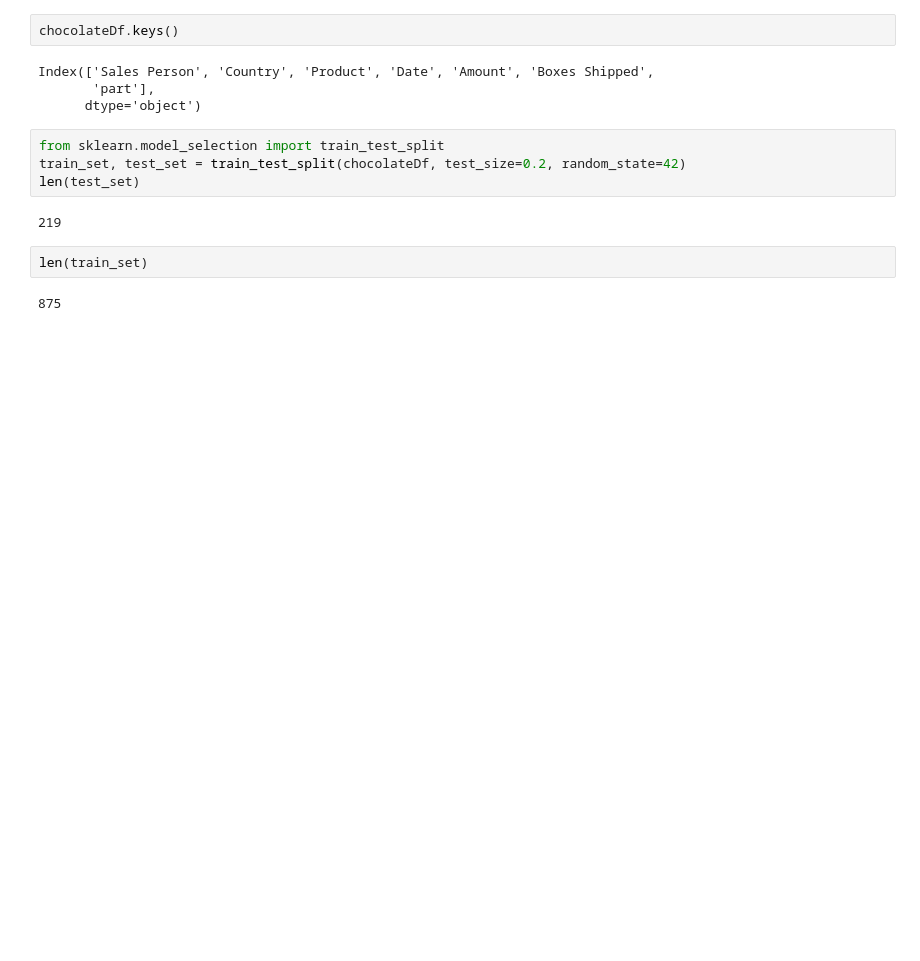
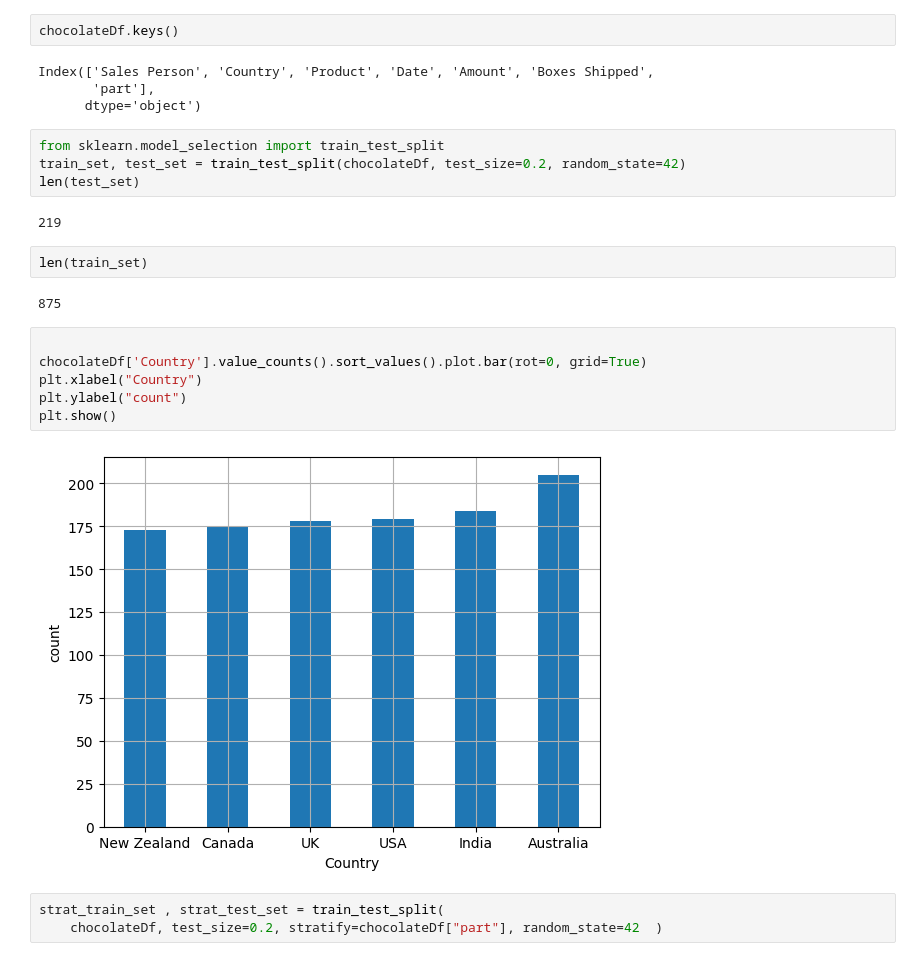
Before and after one commit to staffanw/Hands-On-ML-A-Geron, a Jupyter notebook: kaggle_chocolate_sales.ipynb, the cells around one changed output. Saved outputs shown, nothing was run; the diff lists cells and outputs as text; blank space fills up the shorter version.

```diff
--- a/kaggle_chocolate_sales.ipynb
+++ b/kaggle_chocolate_sales.ipynb
@@ -135,3 +177,14 @@ len(test_set)
 len(train_set)
 # %% [output]
 875
+# %%
+
+chocolateDf['Country'].value_counts().sort_values().plot.bar(rot=0, grid=True)
+plt.xlabel("Country")
+plt.ylabel("count")
+plt.show()
+# %% [output]
+[figure, added]
+# %%
+strat_train_set , strat_test_set = train_test_split(
+    chocolateDf, test_size=0.2, stratify=chocolateDf["part"], random_state=42  )
```
Also changed, not shown: parts of 5 cells of this notebook.
